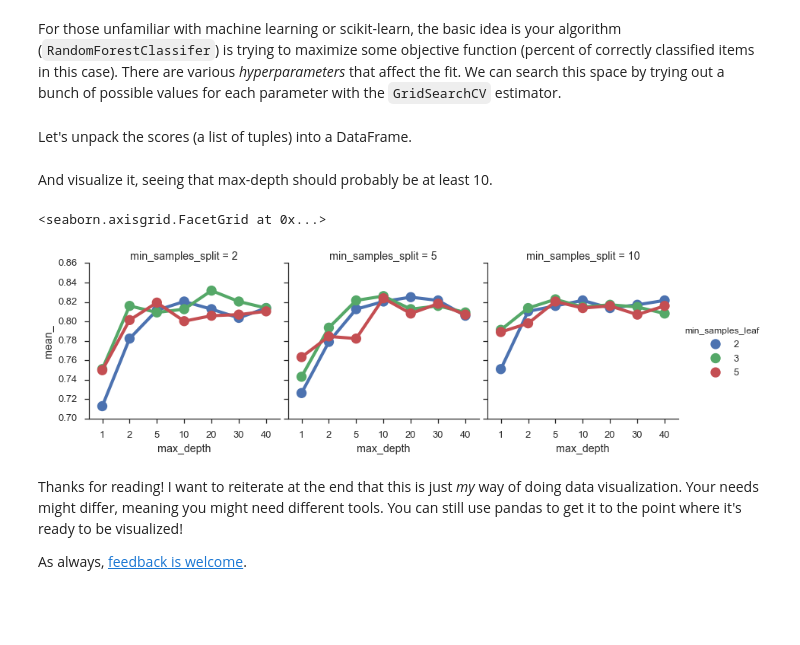
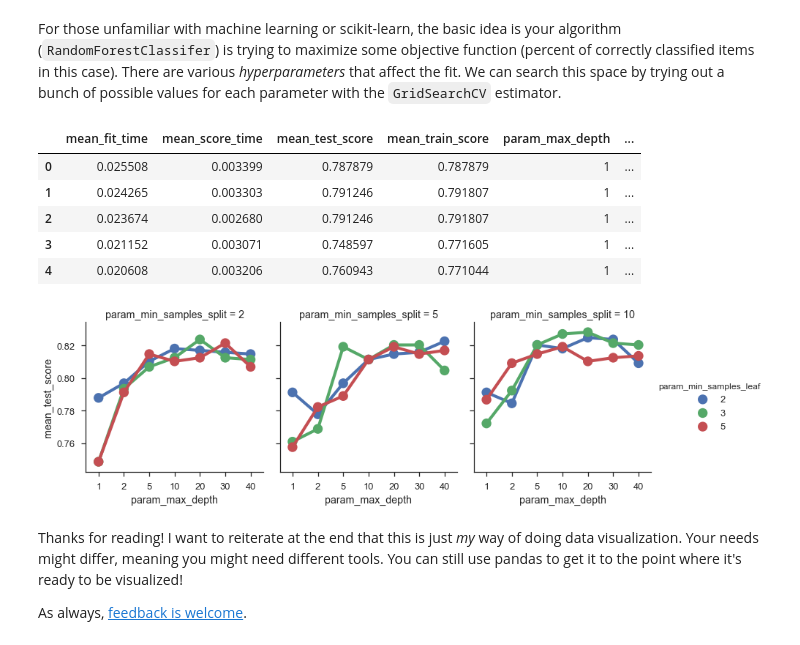
Before and after one commit to TomAugspurger/effective-pandas, a Jupyter notebook: modern_6_visualization.ipynb, the cells around one changed output. Saved outputs shown, nothing was run; the diff lists cells and outputs as text; code cells hidden in the pictures; blank space fills up the shorter version.

```diff
--- a/modern_6_visualization.ipynb
+++ b/modern_6_visualization.ipynb
@@ -303,5 +304,3 @@ X = df.drop(['survived', 'who', 'alive'], axis=1)
 X = pd.get_dummies(X, drop_first=True)
 X = X.fillna(value=X.median())
 est.fit(X, y);
-# %% [markdown]
-Let's unpack the scores (a list of tuples) into a DataFrame.
@@ -317,11 +307,20 @@ scores = pd.DataFrame(rows, columns=['mean_', 'std_'] + params)
-# %% [markdown]
-And visualize it, seeing that max-depth should probably be at least 10.
+# %%
+scores = pd.DataFrame(est.cv_results_)
+scores.head()
+# %% [output]
+|  | mean_fit_time | mean_score_time | mean_test_score | mean_train_score | param_max_depth | ... |
+| 0 | 0.025508 | 0.003399 | 0.787879 | 0.787879 | 1 | ... |
+| 1 | 0.024265 | 0.003303 | 0.791246 | 0.791807 | 1 | ... |
+| 2 | 0.023674 | 0.002680 | 0.791246 | 0.791807 | 1 | ... |
+| 3 | 0.021152 | 0.003071 | 0.748597 | 0.771605 | 1 | ... |
+| 4 | 0.020608 | 0.003206 | 0.760943 | 0.771044 | 1 | ... |
 # %%
-sns.factorplot(x='max_depth', y='mean_', data=scores, col='min_samples_split',
-               hue='min_samples_leaf')
+sns.factorplot(x='param_max_depth', y='mean_test_score',
+               col='param_min_samples_split',
+               hue='param_min_samples_leaf',
+               data=scores);
 # %% [output]
-<seaborn.axisgrid.FacetGrid at 0x...>
-[figure, old version]
+[figure, new version]
 # %% [markdown]
 Thanks for reading!
 I want to reiterate at the end that this is just *my* way of doing data visualization.
```
Also changed, not shown: parts of 12 cells of this notebook, 8 other files.
